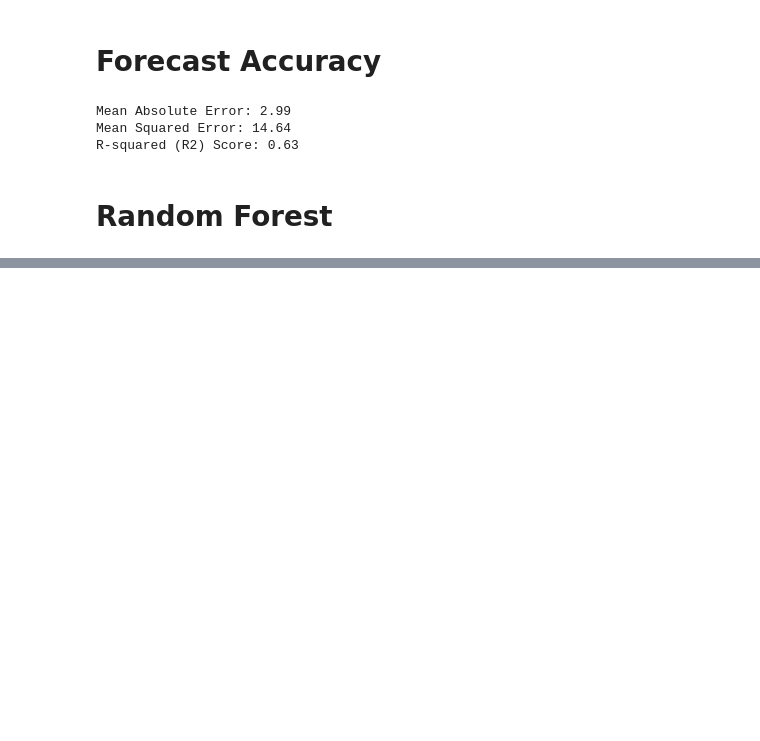
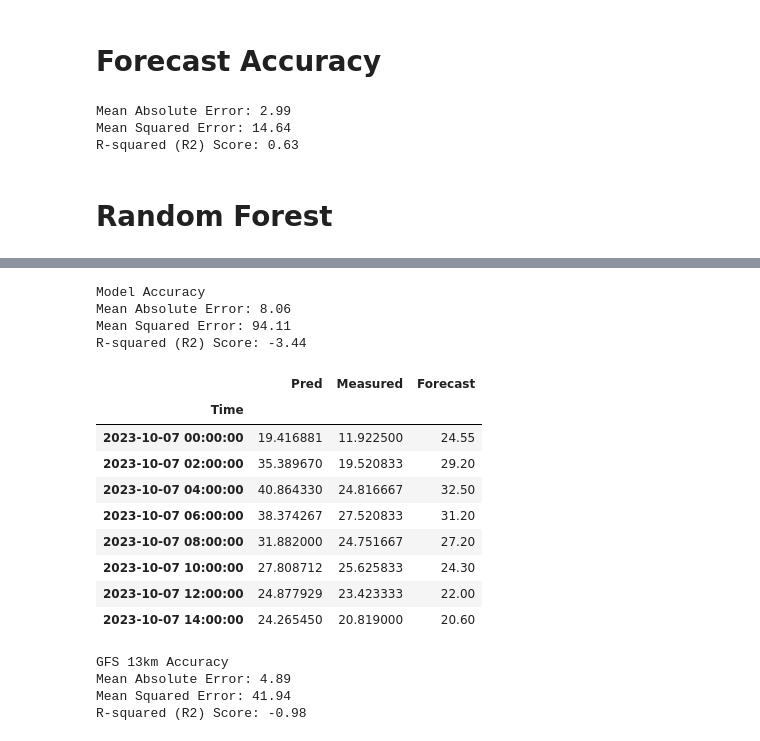
Before and after one commit to KrystianPi/WindPRO, a Jupyter notebook: train.ipynb, the cells around one changed output, grey strips where cells are left out. Cells and saved outputs as stored; diff of their text form; code cells hidden in the pictures; blank space fills up the shorter version.

```diff
--- a/train.ipynb
+++ b/train.ipynb
@@ -182,0 +238,13 @@ R-squared (R2) Score: 0.78
+# %%
+# Convert the 'Time' column to datetime
+df_test['Time'] = pd.to_datetime(df_test['Time'])
+
+# Set the 'Time' column as the index
+df_test.set_index('Time', inplace=True)
+
+# Resample the data with a two-hour interval and apply mean aggregation
+df_test = df_test.resample('2H').mean()
+
+
+y_test = df_test['WindSpeed']
+y_test
@@ -182,0 +262,59 @@ R-squared (R2) Score: 0.78
+# %%
+df_forecast = df_forecast[(df_forecast['Time'] > '2023-10-07') & (df_forecast['Time'] < '2023-10-07 15:00:00')]
+
+# Convert the 'Time' column to datetime
+df_forecast['Time'] = pd.to_datetime(df_forecast['Time'])
+
+# Set the 'Time' column as the index
+df_forecast.set_index('Time', inplace=True)
+
+# Resample the data with a two-hour interval and apply mean aggregation
+df_forecast = df_forecast.resample('2H').mean()
+# %%
+y_pred = df_forecast['windspeed_10m_ml']
+y_forecast = df_forecast['WindForecast']
+# %%
+mae = mean_absolute_error(y_test, y_pred)
+mse = mean_squared_error(y_test, y_pred)
+r2 = r2_score(y_test, y_pred)
+
+print('Model Accuracy')
+print(f"Mean Absolute Error: {mae:.2f}")
+print(f"Mean Squared Error: {mse:.2f}")
+print(f"R-squared (R2) Score: {r2:.2f}")
+# %% [output]
+Model Accuracy
+Mean Absolute Error: 8.06
+Mean Squared Error: 94.11
+R-squared (R2) Score: -3.44
+# %%
+df = pd.DataFrame()
+df['Pred'] = y_pred
+df['Measured'] = y_test
+df['Forecast'] = y_forecast
+df
+# %% [output]
+|  | Pred | Measured | Forecast |
+| Time |  |  |  |
+| 2023-10-07 00:00:00 | 19.416881 | 11.922500 | 24.55 |
+| 2023-10-07 02:00:00 | 35.389670 | 19.520833 | 29.20 |
+| 2023-10-07 04:00:00 | 40.864330 | 24.816667 | 32.50 |
+| 2023-10-07 06:00:00 | 38.374267 | 27.520833 | 31.20 |
+| 2023-10-07 08:00:00 | 31.882000 | 24.751667 | 27.20 |
+| 2023-10-07 10:00:00 | 27.808712 | 25.625833 | 24.30 |
+| 2023-10-07 12:00:00 | 24.877929 | 23.423333 | 22.00 |
+| 2023-10-07 14:00:00 | 24.265450 | 20.819000 | 20.60 |
+# %%
+mae = mean_absolute_error(y_test, y_forecast)
+mse = mean_squared_error(y_test, y_forecast)
+r2 = r2_score(y_test, y_forecast)
+
+print('GFS 13km Accuracy')
+print(f"Mean Absolute Error: {mae:.2f}")
+print(f"Mean Squared Error: {mse:.2f}")
+print(f"R-squared (R2) Score: {r2:.2f}")
+# %% [output]
+GFS 13km Accuracy
+Mean Absolute Error: 4.89
+Mean Squared Error: 41.94
+R-squared (R2) Score: -0.98
```
Also changed, not shown: parts of 12 cells of this notebook.
